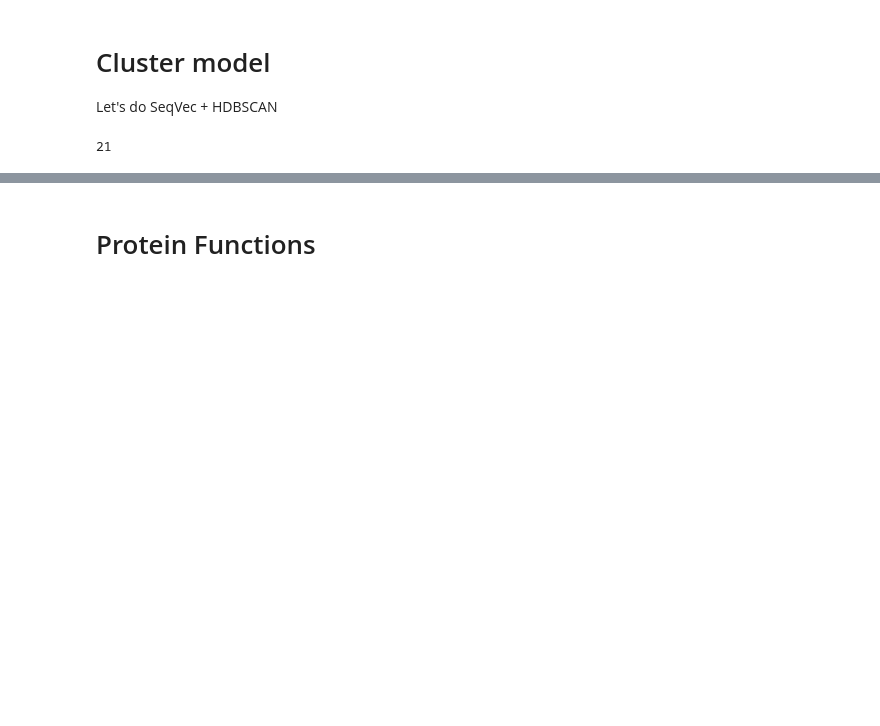
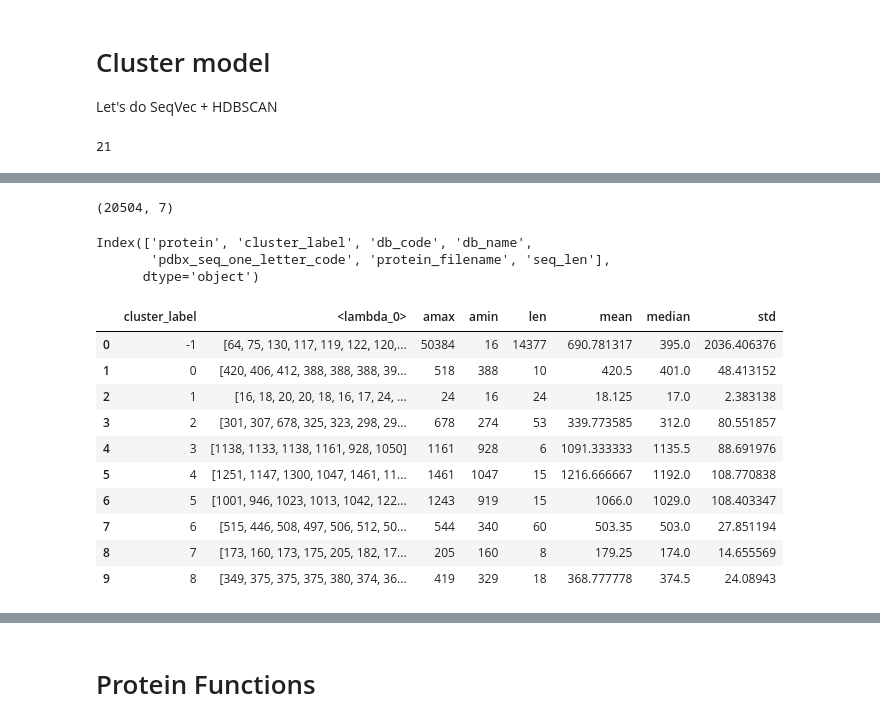
Before and after one commit to dptrsa-300/pss, a Jupyter notebook: Evaluate Cluster Outcome.ipynb, the cells around one changed output, grey strips where cells are left out. Drawn from its saved outputs; the diff is of its cells as text; code cells hidden in the pictures; blank space fills up the shorter version.

```diff
--- a/Evaluate Cluster Outcome.ipynb
+++ b/Evaluate Cluster Outcome.ipynb
@@ -168,0 +203,29 @@ TypeError: a bytes-like object is required, not 'ParquetFile'
+# %%
+update_clusters.shape
+# %% [output]
+(20504, 7)
+# %%
+update_clusters.columns
+# %% [output]
+Index(['protein', 'cluster_label', 'db_code', 'db_name',
+       'pdbx_seq_one_letter_code', 'protein_filename', 'seq_len'],
+      dtype='object')
+# %%
+cluster_stats = pd.pivot_table(update_clusters, values="seq_len",
+                             index="cluster_label",
+                             aggfunc={"seq_len": [len, np.mean, np.std, np.min, np.median, np.max,
+                                                 lambda x: list(x)]}).reset_index()
+
+cluster_stats[0:10]
+# %% [output]
+|  | cluster_label | <lambda_0> | amax | amin | len | mean | median | std |
+| 0 | -1 | [64, 75, 130, 117, 119, 122, 120,... | 50384 | 16 | 14377 | 690.781317 | 395.0 | 2036.406376 |
+| 1 | 0 | [420, 406, 412, 388, 388, 388, 39... | 518 | 388 | 10 | 420.5 | 401.0 | 48.413152 |
+| 2 | 1 | [16, 18, 20, 20, 18, 16, 17, 24, ... | 24 | 16 | 24 | 18.125 | 17.0 | 2.383138 |
+| 3 | 2 | [301, 307, 678, 325, 323, 298, 29... | 678 | 274 | 53 | 339.773585 | 312.0 | 80.551857 |
+| 4 | 3 | [1138, 1133, 1138, 1161, 928, 1050] | 1161 | 928 | 6 | 1091.333333 | 1135.5 | 88.691976 |
+| 5 | 4 | [1251, 1147, 1300, 1047, 1461, 11... | 1461 | 1047 | 15 | 1216.666667 | 1192.0 | 108.770838 |
+| 6 | 5 | [1001, 946, 1023, 1013, 1042, 122... | 1243 | 919 | 15 | 1066.0 | 1029.0 | 108.403347 |
+| 7 | 6 | [515, 446, 508, 497, 506, 512, 50... | 544 | 340 | 60 | 503.35 | 503.0 | 27.851194 |
+| 8 | 7 | [173, 160, 173, 175, 205, 182, 17... | 205 | 160 | 8 | 179.25 | 174.0 | 14.655569 |
+| 9 | 8 | [349, 375, 375, 375, 380, 374, 36... | 419 | 329 | 18 | 368.777778 | 374.5 | 24.08943 |
```
Also changed, not shown: parts of 47 cells of this notebook.
